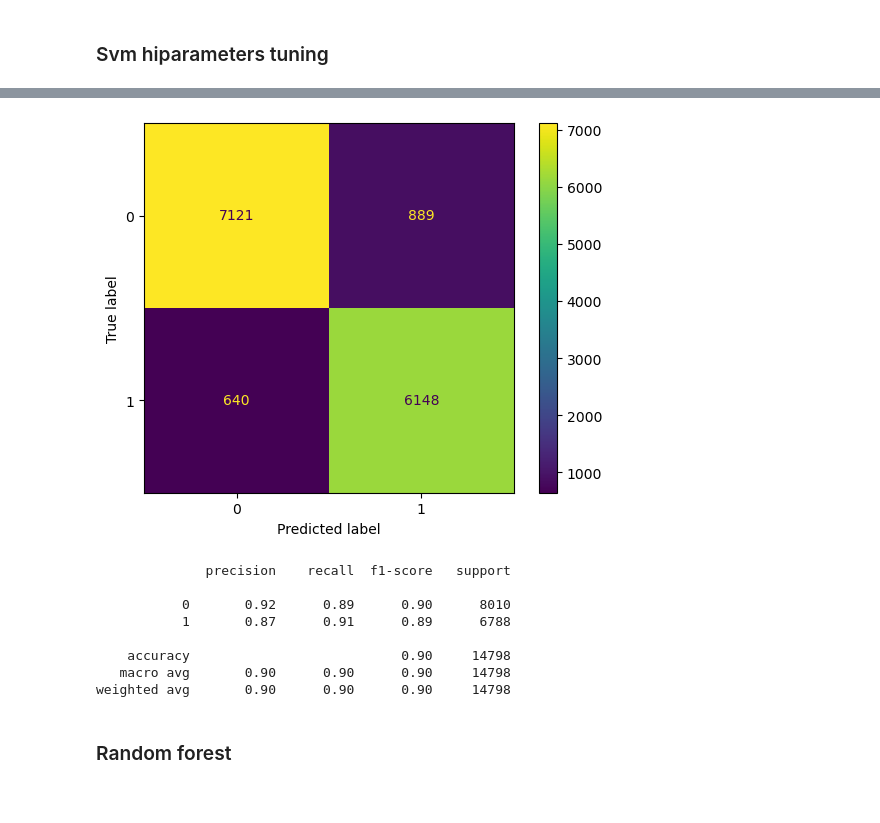
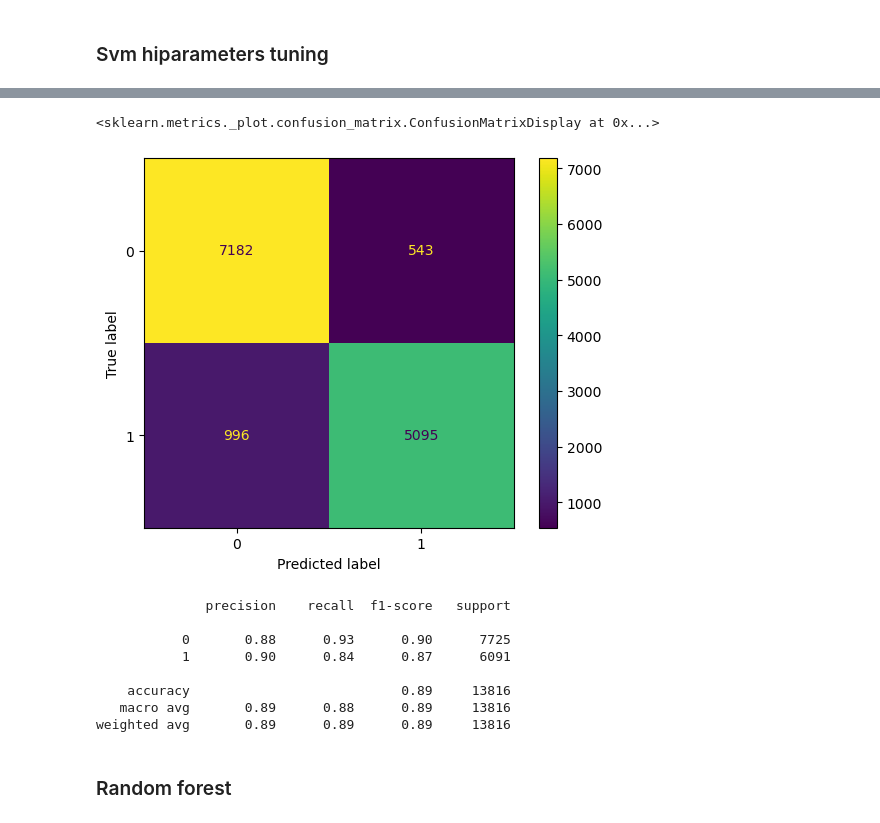
Before and after one commit to ryshng/Jedi-UPC, a Jupyter notebook: MachineLearning/Project-ML.ipynb, the cells around one changed output, grey strips where cells are left out. Drawn from its saved outputs; the diff is of its cells as text; code cells hidden in the pictures.

```diff
--- a/MachineLearning/Project-ML.ipynb
+++ b/MachineLearning/Project-ML.ipynb
@@ -314,0 +330,3 @@ for feature2 in features:
+# %%
+df = filt2
+df
@@ -317,6 +351,7 @@ for feature2 in features:
 # %%
 # Feature selection
-df_model = df[features]
+features_model = ["age", "bmi", "HbA1c_level", "blood_glucose_level", "diabetes"]
+df_model = df[features_model]
 df_model
 # %% [output]
 |  | age | bmi | HbA1c_level | blood_glucose_level | diabetes |
@@ -347,7 +382,7 @@ X_test_std = scaler.fit_transform(X_train)
 ## Logistic regression
 # %%
 log_model = LogisticRegression()
-logistic.fit(X_train_std, Y_train)
+log_model.fit(X_train_std, Y_train)
 # %% [output]
 LogisticRegression()
 # %%
@@ -415,15 +460,16 @@ parametres = [{'kernel': ['rbf'], 'C': Cs, 'gamma': gammas},
               {'kernel': ['linear'], 'C': Cs},
               {'kernel': ['poly'], 'C': Cs, 'degree': np.arange(2, 5)}]
 
-grid = GridSearchCV(SVC(),
+grid_svm = GridSearchCV(SVC(),
                     param_grid = parametres,
                     cv = 5,
                     scoring = 'accuracy',
                     n_jobs=1)
 
-grid_search = grid.fit(X_train_std, Y_train)
-grid_search.cv_results_
+grid_search_svm = grid_svm.fit(X_train_std, Y_train)
+grid_search_svm.cv_results_
+
 
 print("Els millors hiperparàmetres són %s amb una accuracy mitjana de %0.2f"
-      % (grid.best_params_, grid.best_score_))
+      % (grid_svm.best_params_, grid_svm.best_score_))
 # %% [output]
@@ -451,18 +477,20 @@ print(grid_search.cv_results_)
 # %%
-confusio = confusion_matrix(Y_train.values, Y_pred)
-ConfusionMatrixDisplay(confusio).plot()
+Y_pred_grid_svm = grid_search_svm.predict(X_test_std)
+confusio_grid_svm = confusion_matrix(Y_train.values, Y_pred_grid_svm)
+ConfusionMatrixDisplay(confusio_grid_svm).plot()
 # %% [output]
+<sklearn.metrics._plot.confusion_matrix.ConfusionMatrixDisplay at 0x...>
-[figure, old version]
+[figure, new version]
 # %%
-print(classification_report(Y_train.values, Y_pred))
+print(classification_report(Y_train.values, Y_pred_grid_svm))
 # %% [output]
               precision    recall  f1-score   support
 
-           0       0.92      0.89      0.90      8010
-           1       0.87      0.91      0.89      6788
+           0       0.88      0.93      0.90      7725
+           1       0.90      0.84      0.87      6091
 
-    accuracy                           0.90     14798
-   macro avg       0.90      0.90      0.90     14798
-weighted avg       0.90      0.90      0.90     14798
+    accuracy                           0.89     13816
+   macro avg       0.89      0.88      0.89     13816
+weighted avg       0.89      0.89      0.89     13816
 # %% [markdown]
 ### Random forest
```
Also changed, not shown: parts of 44 cells of this notebook.
